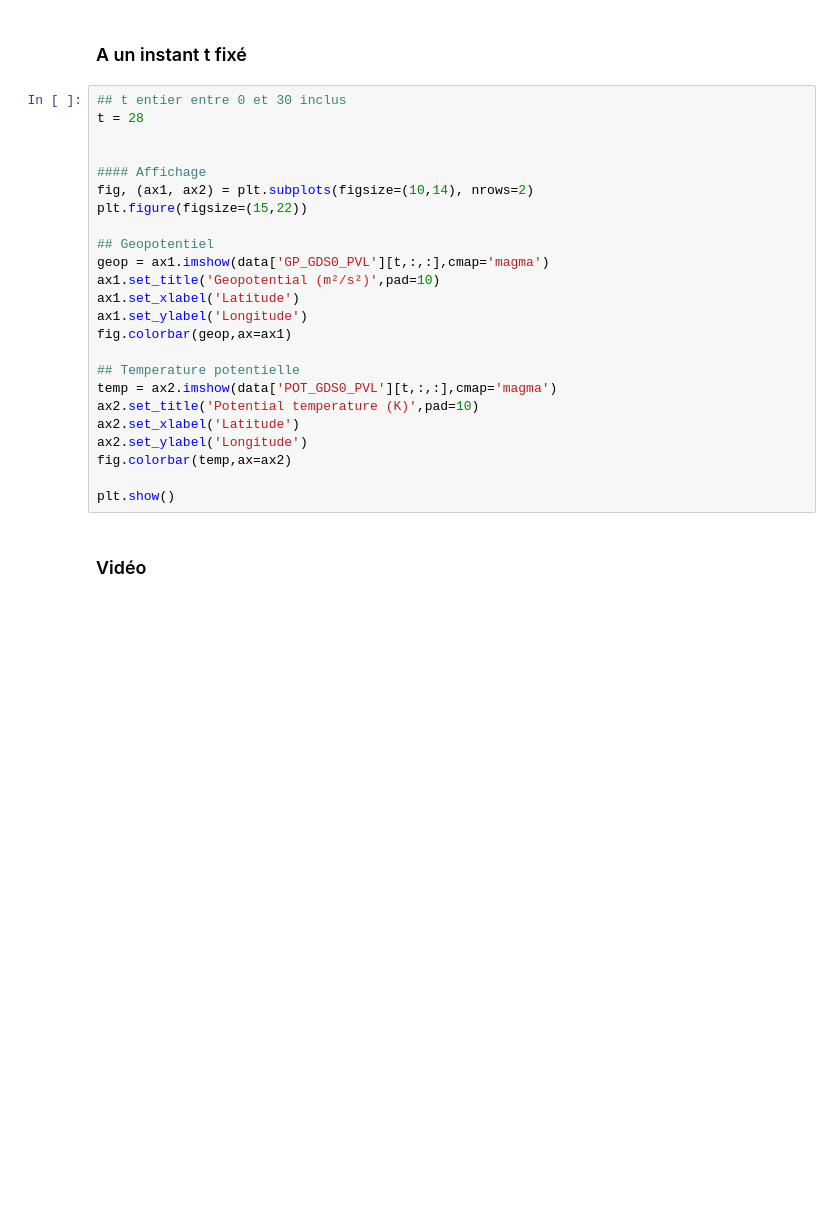
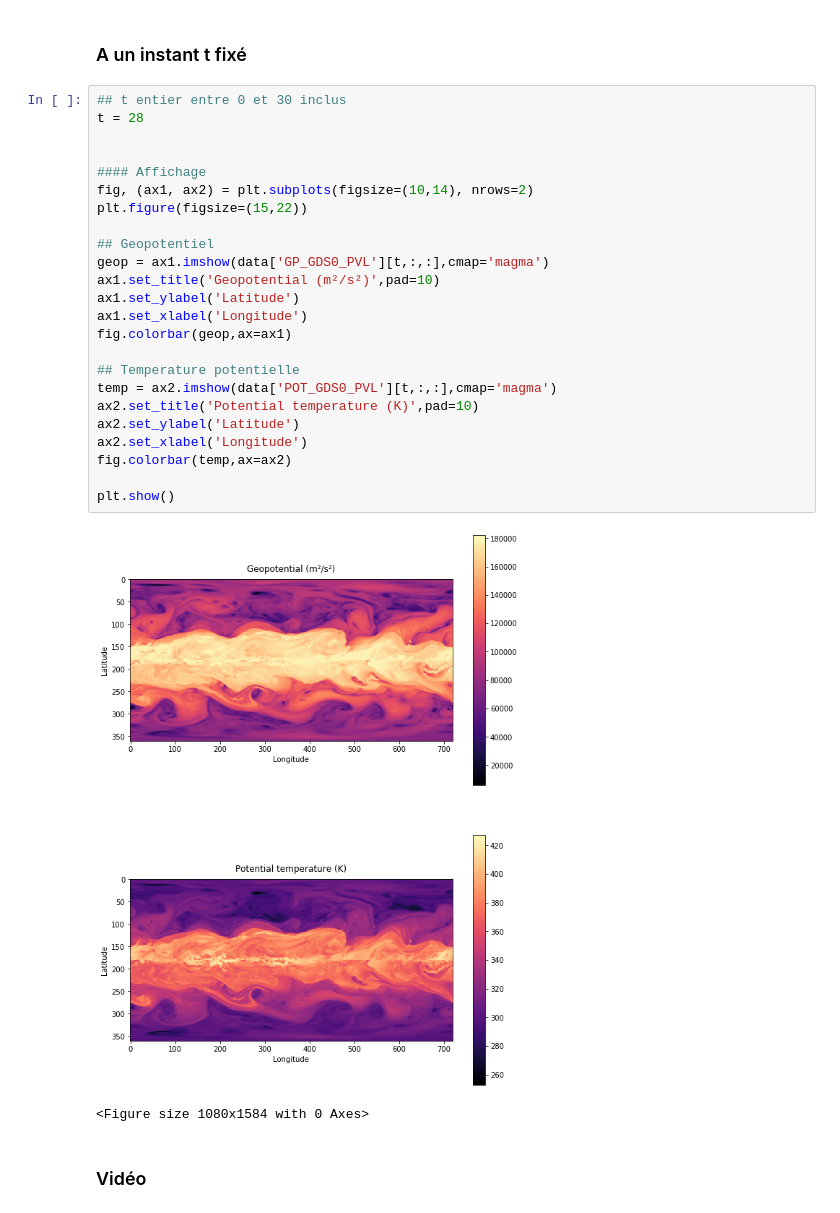
Before and after one commit to Pablitorichard/PIE_meteo, a Jupyter notebook: Data_correlation/PIE_visualisation_donnees.ipynb, the cells around one changed output. Drawn from its saved outputs; the diff is of its cells as text; blank space fills up the shorter version.

```diff
--- a/Data_correlation/PIE_visualisation_donnees.ipynb
+++ b/Data_correlation/PIE_visualisation_donnees.ipynb
@@ -40,27 +61,30 @@ print(data['initial_time0'][30,:])
 # %%
 ## t entier entre 0 et 30 inclus
 t = 28
 
 
 #### Affichage
 fig, (ax1, ax2) = plt.subplots(figsize=(10,14), nrows=2)
 plt.figure(figsize=(15,22))
 
 ## Geopotentiel
 geop = ax1.imshow(data['GP_GDS0_PVL'][t,:,:],cmap='magma')
 ax1.set_title('Geopotential (m²/s²)',pad=10)
-ax1.set_xlabel('Latitude')
-ax1.set_ylabel('Longitude')
+ax1.set_ylabel('Latitude')
+ax1.set_xlabel('Longitude')
 fig.colorbar(geop,ax=ax1)
 
 ## Temperature potentielle
 temp = ax2.imshow(data['POT_GDS0_PVL'][t,:,:],cmap='magma')
 ax2.set_title('Potential temperature (K)',pad=10)
-ax2.set_xlabel('Latitude')
-ax2.set_ylabel('Longitude')
+ax2.set_ylabel('Latitude')
+ax2.set_xlabel('Longitude')
 fig.colorbar(temp,ax=ax2)
 
 plt.show()
+# %% [output]
+[figure, added]
+<Figure size 1080x1584 with 0 Axes>
 # %% [markdown]
 ### Vid&eacute;o
 # %%
```
Also changed, not shown: parts of 3 cells of this notebook.
